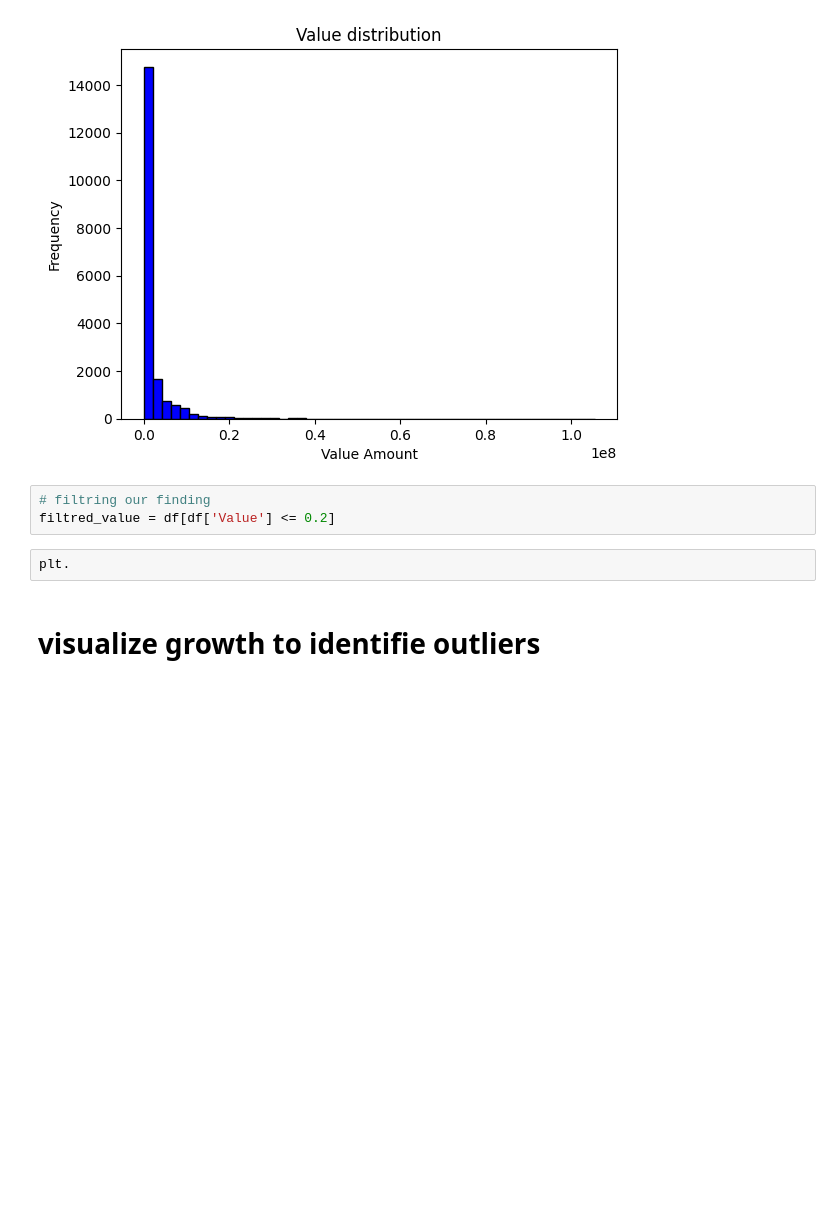
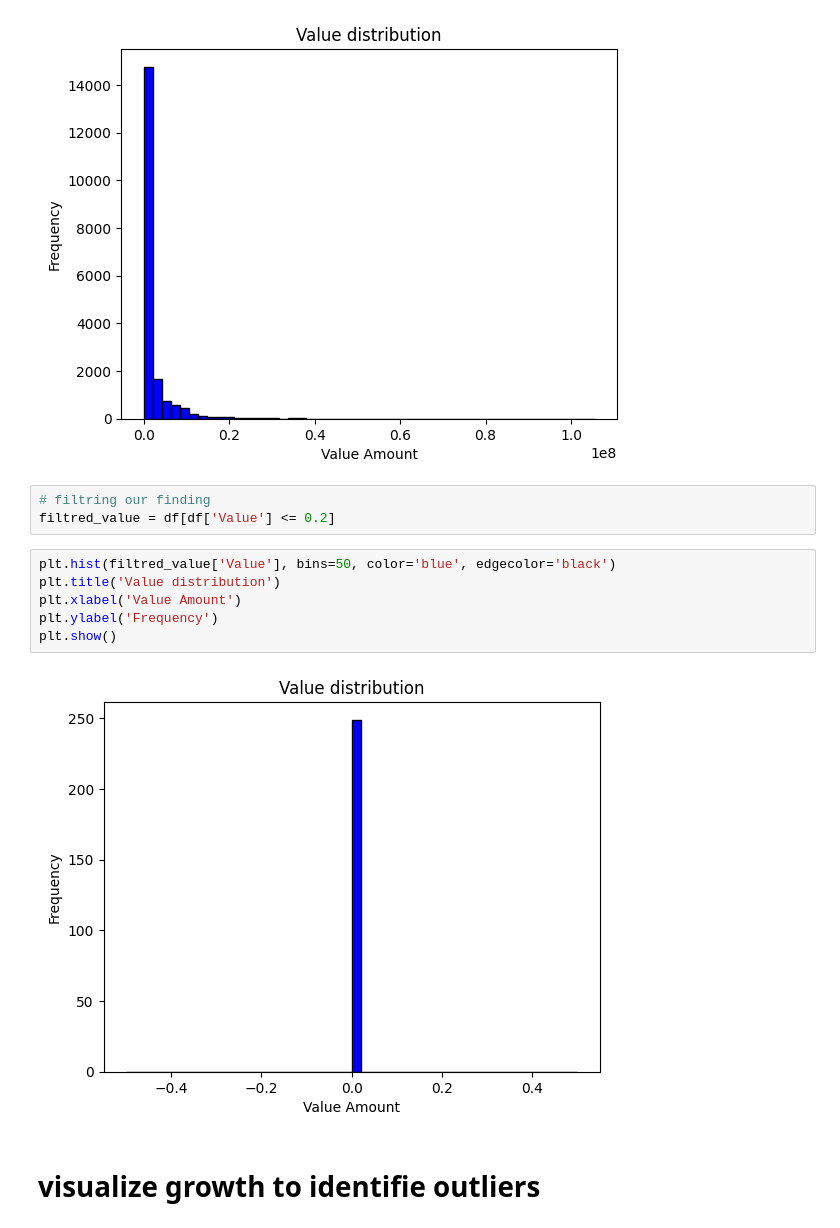
Before and after one commit to ayoub22222222/Data_Cleaning_project, a Jupyter notebook: notebook/fifa21_EDA.ipynb, the cells around one changed output. Drawn from its saved outputs; the diff is of its cells as text; blank space fills up the shorter version.

```diff
--- a/notebook/fifa21_EDA.ipynb
+++ b/notebook/fifa21_EDA.ipynb
@@ -97,7 +326,13 @@ plt.show()
 # filtring our finding
 filtred_value = df[df['Value'] <= 0.2]
 # %%
-plt.
+plt.hist(filtred_value['Value'], bins=50, color='blue', edgecolor='black')
+plt.title('Value distribution')
+plt.xlabel('Value Amount')
+plt.ylabel('Frequency')
+plt.show()
+# %% [output]
+[figure, added]
 # %% [markdown]
 # visualize growth to identifie outliers
 # %%
```
Also changed, not shown: parts of 9 cells of this notebook.
